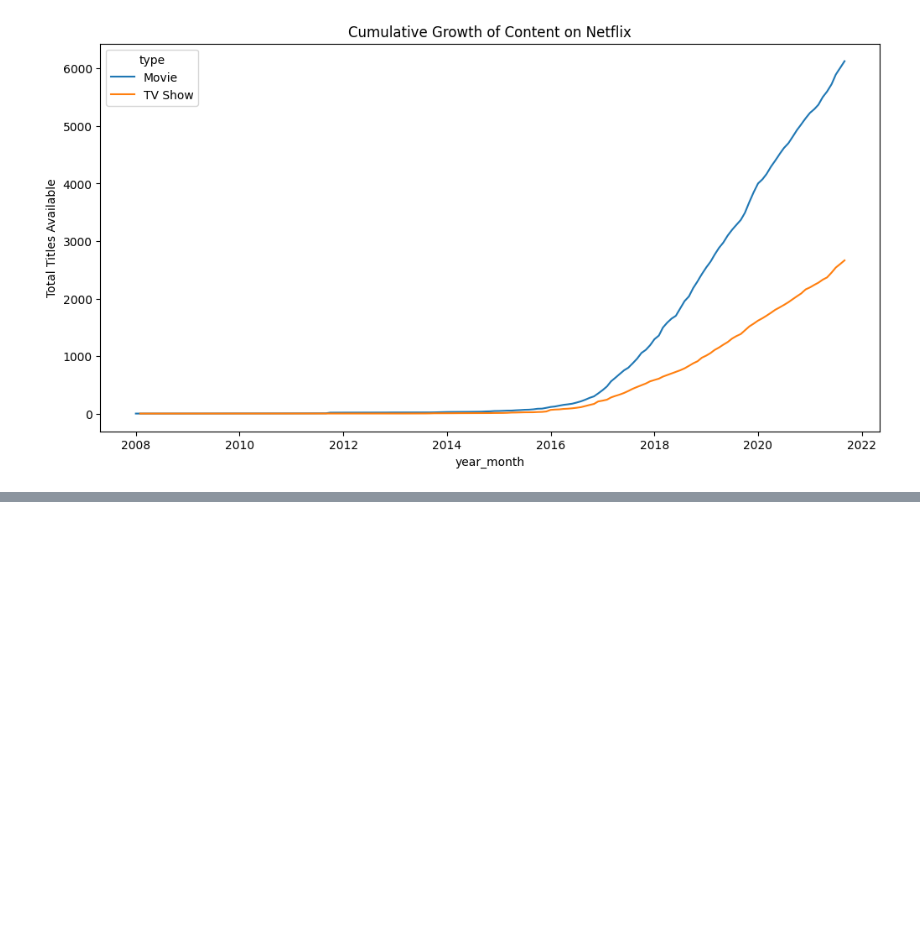
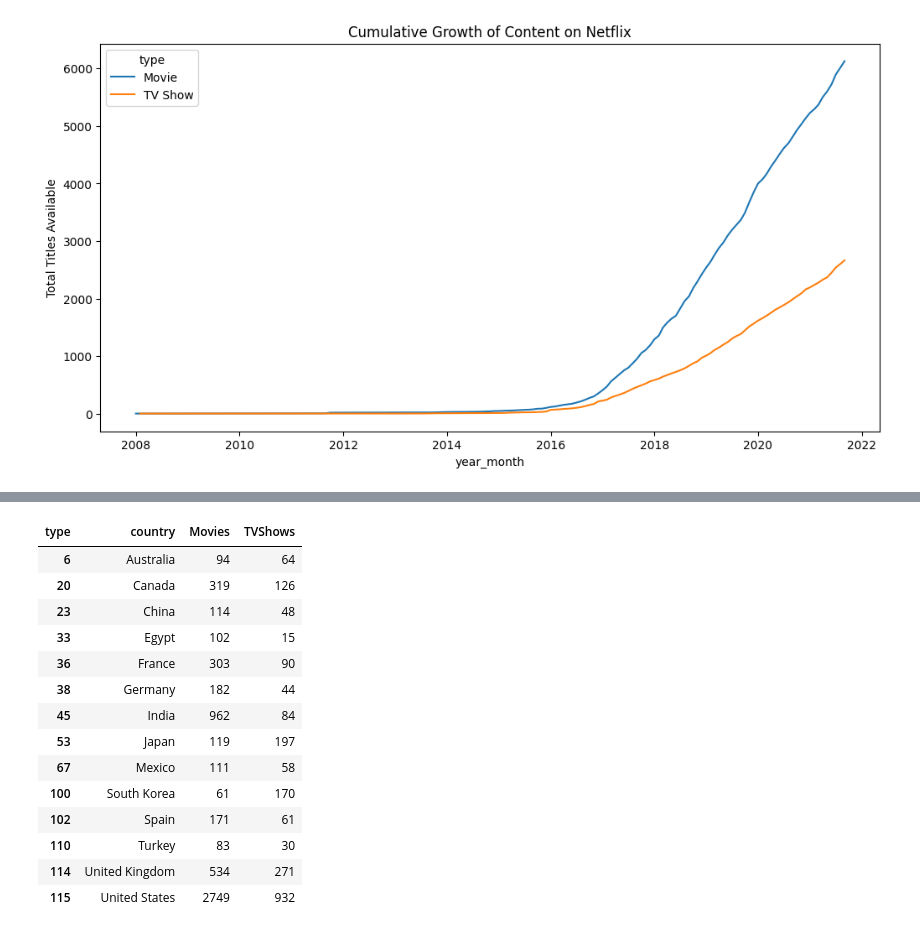
Before and after one commit to akshaykumar2972/Netflix-Data-Analysis, a Jupyter notebook: Netflix_Data_Analysis.ipynb, the cells around one changed output, grey strips where cells are left out. Cells and saved outputs as stored; diff of their text form; code cells hidden in the pictures; blank space fills up the shorter version.

```diff
--- a/Netflix_Data_Analysis.ipynb
+++ b/Netflix_Data_Analysis.ipynb
@@ -399,0 +443,14 @@ plt.show()
+# %%
+# Creating a temporary exploded dataframe
+df_exploded = df.assign(country=df['country'].str.split(',')).explode('country')
+# %%
+# Cleaning up leading/trailing spaces and remove empty values
+df_exploded['country'] = df_exploded['country'].str.strip()
+df_exploded = df_exploded[~df_exploded['country'].isin(['', 'Unknown'])]
+# %%
+# Performing the groupby aggregation
+final_output = (df_exploded.groupby(['country', 'type'])['show_id'].count().reset_index(name='count'))
+# %%
+wide_df = final_output.pivot(index='country', columns='type', values='count').fillna(0).reset_index()
+wide_df = wide_df.rename(columns={'Movie': 'Movies', 'TV Show': 'TVShows'})
+wide_df = wide_df.astype({'Movies':int,'TVShows':int})
@@ -399,0 +479,18 @@ plt.show()
+# %%
+wide_df[wide_df['country'].isin(df_exploded.groupby(['country'])['show_id'].count().reset_index(name='count').sort_values('count', ascending=False).head(20)['country'])]
+# %% [output]
+| type | country | Movies | TVShows |
+| 6 | Australia | 94 | 64 |
+| 20 | Canada | 319 | 126 |
+| 23 | China | 114 | 48 |
+| 33 | Egypt | 102 | 15 |
+| 36 | France | 303 | 90 |
+| 38 | Germany | 182 | 44 |
+| 45 | India | 962 | 84 |
+| 53 | Japan | 119 | 197 |
+| 67 | Mexico | 111 | 58 |
+| 100 | South Korea | 61 | 170 |
+| 102 | Spain | 171 | 61 |
+| 110 | Turkey | 83 | 30 |
+| 114 | United Kingdom | 534 | 271 |
+| 115 | United States | 2749 | 932 |
```
Also changed, not shown: parts of 6 cells of this notebook.
